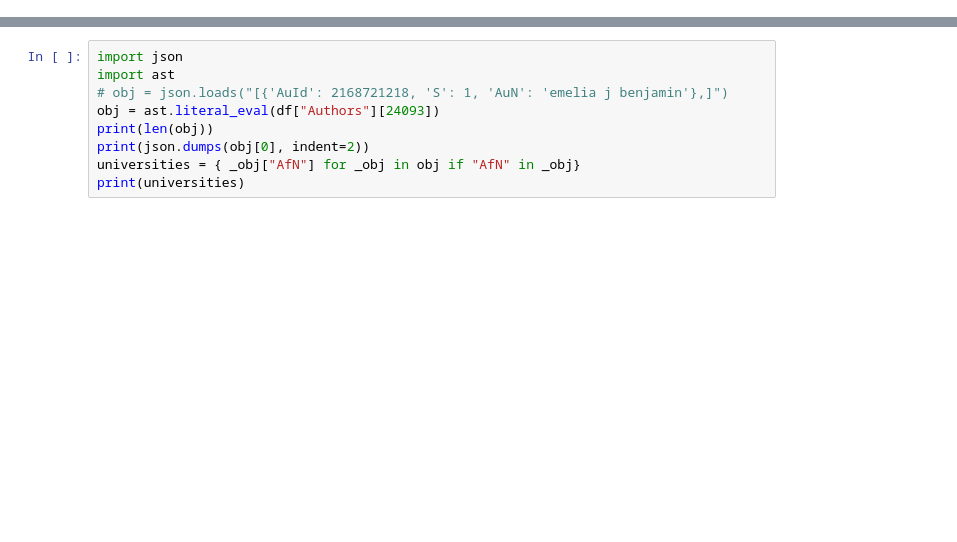
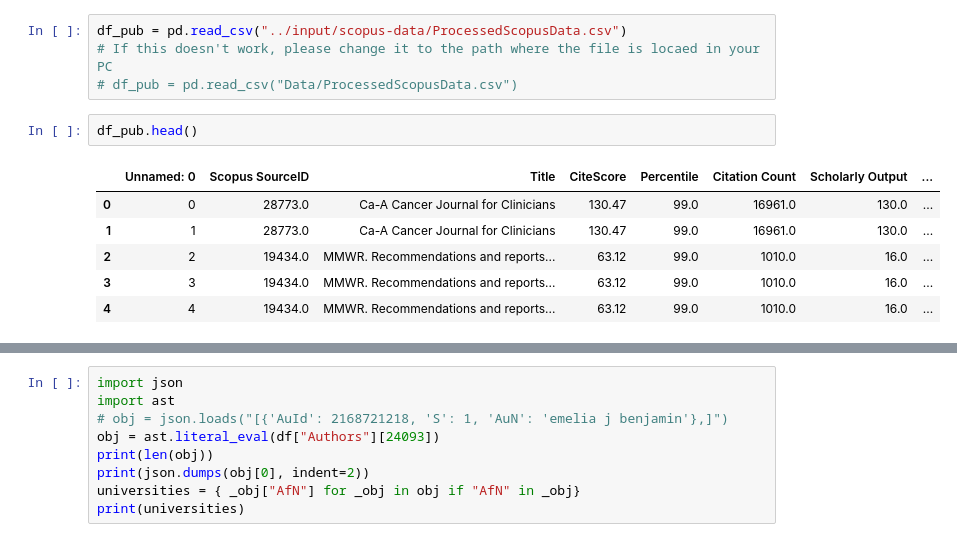
Before and after one commit to divvyam/APR, a Jupyter notebook: mag.ipynb, the cells around one changed output, grey strips where cells are left out. Saved outputs shown, nothing was run; the diff lists cells and outputs as text; blank space fills up the shorter version.

```diff
--- a/mag.ipynb
+++ b/mag.ipynb
@@ -0,0 +40,13 @@
+# %%
+df_pub = pd.read_csv("../input/scopus-data/ProcessedScopusData.csv")
+# If this doesn't work, please change it to the path where the file is locaed in your PC
+# df_pub = pd.read_csv("Data/ProcessedScopusData.csv")
+# %%
+df_pub.head()
+# %% [output]
+|  | Unnamed: 0 | Scopus SourceID | Title | CiteScore | Percentile | Citation Count | Scholarly Output | ... |
+| 0 | 0 | 28773.0 | Ca-A Cancer Journal for Clinicians | 130.47 | 99.0 | 16961.0 | 130.0 | ... |
+| 1 | 1 | 28773.0 | Ca-A Cancer Journal for Clinicians | 130.47 | 99.0 | 16961.0 | 130.0 | ... |
+| 2 | 2 | 19434.0 | MMWR. Recommendations and reports... | 63.12 | 99.0 | 1010.0 | 16.0 | ... |
+| 3 | 3 | 19434.0 | MMWR. Recommendations and reports... | 63.12 | 99.0 | 1010.0 | 16.0 | ... |
+| 4 | 4 | 19434.0 | MMWR. Recommendations and reports... | 63.12 | 99.0 | 1010.0 | 16.0 | ... |
```
Also changed, not shown: parts of 66 cells of this notebook.
